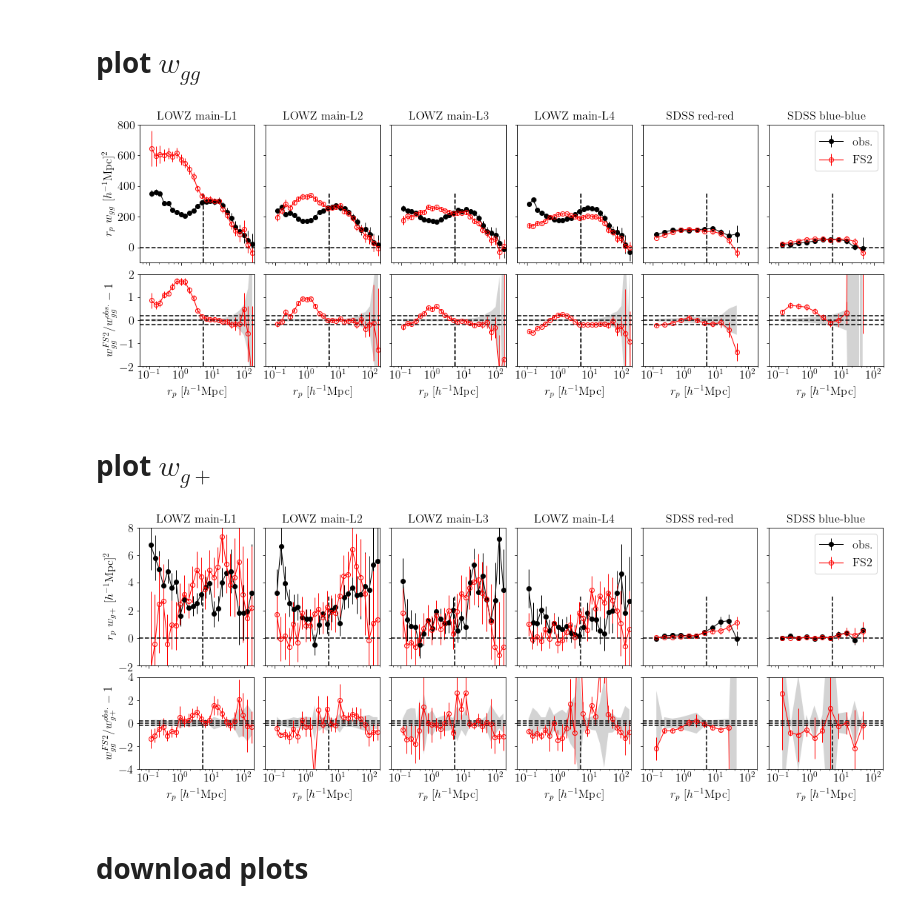
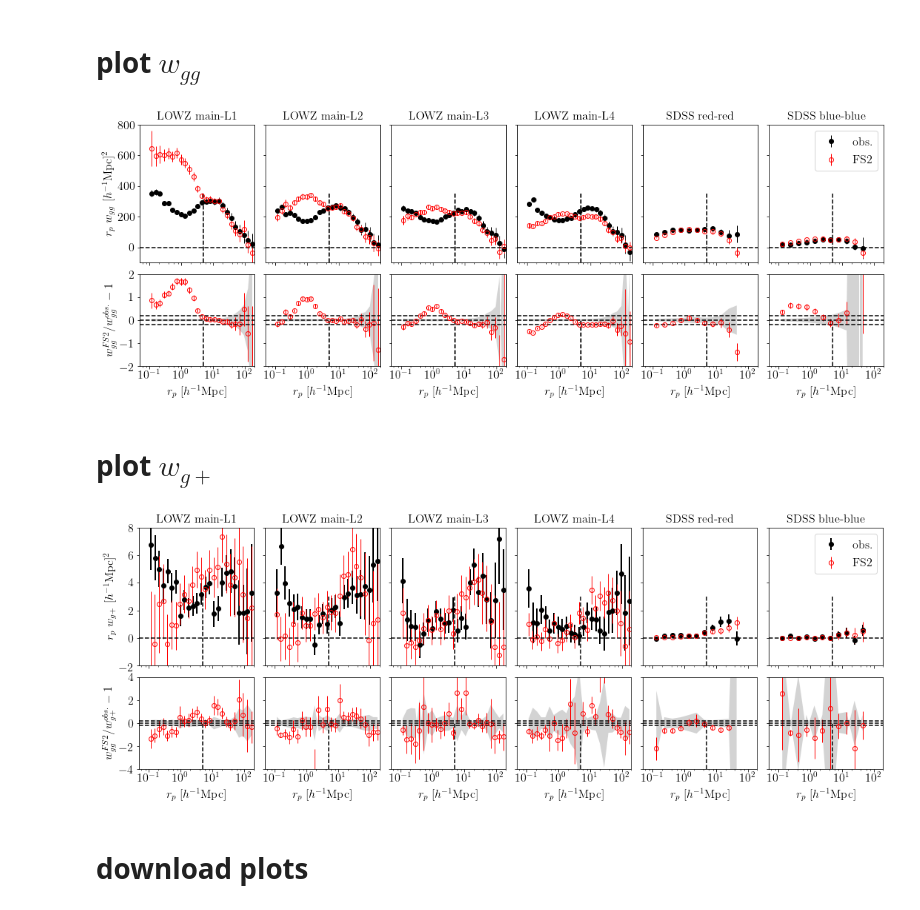
Before and after one commit to flediak/Euclid_IA_KP_paper0, a Jupyter notebook: notebooks/plot_correlations.ipynb, the cells around one changed output. Cells and saved outputs as stored; diff of their text form; code cells hidden in the pictures.

Commit message:
added plot for FS2 vs HAGN IA comparison

```diff
--- a/notebooks/plot_correlations.ipynb
+++ b/notebooks/plot_correlations.ipynb
@@ -138,13 +147,13 @@ for i in range(Ncol):
   ax[row,i].errorbar(corr_ref[i].rp,
                      corr_ref[i].rp*corr_ref[i].wgg,
                      corr_ref[i].rp*corr_ref[i].wggerr,
-                     color='k',linestyle='-', lw=1, label='obs.', marker='o')
+                     color='k',linestyle='', lw=1, label='obs.', marker='o')
 
   #FS2
   ax[row,i].errorbar(corr[i].rp,
                      corr[i].rp*corr[i].wgg,
                      corr[i].rp*corr[i].wggerr,
-                     color='r',linestyle='-', lw=1, label='FS2', marker='o', fillstyle='none')
+                     color='r',linestyle='', lw=1, label='FS2', marker='o', fillstyle='none')
 
 
 
@@ -162,7 +171,7 @@ for i in range(Ncol):
   ax[row,i].errorbar(corr[i].rp,
                      corr[i].wgg / corr_ref[i].wgg-1,
                      corr[i].wggerr / corr_ref[i].wgg,
-                     color='r',linestyle='-', lw=1, label='FS2', marker='o', fillstyle='none')
+                     color='r',linestyle='', lw=1, label='FS2', marker='o', fillstyle='none')
 
 
 
@@ -210,7 +219,7 @@ for col in range(Ncol):
   ax[row,col].axhline(y=-0.2, c='k', ls='--')
   ax[row,col].axhline(y=0.2, c='k', ls='--')
   ax[row,col].axvline(x=x_vline, c='k', ymax=0.5, ls='--')
-  ax[row,col].set_xlabel(r'$r_p \ [h^{-1}\textrm{Mpc]}$',fontsize=fontsize)
+  ax[row,col].set_xlabel(r'$r_p \ [h^{-1}\textrm{Mpc}]$',fontsize=fontsize)
 
   for row in range(2):
 
@@ -222,10 +231,10 @@ for col in range(Ncol):
     ax[row, col].xaxis.get_minor_locator().set_params(numticks=10, subs=[.2, .4, .6, .8])
     ax[row,col].tick_params(axis='both',labelsize=fontsize)
 
-plt.savefig("wgg.pdf",bbox_inches='tight', pad_inches = 0.1)
+plt.savefig("wgg_fs2_vs_obs.pdf",bbox_inches='tight', pad_inches = 0.1)
 plt.show()
 # %% [output]
-[figure, old version]
+[figure, new version]
 # %% [markdown]
 # plot $w_{g+}$
 # %%
@@ -255,13 +264,13 @@ for i in range(Ncol):
   ax[row,i].errorbar(corr_ref[i].rp,
                      corr_ref[i].rp*corr_ref[i].wgp,
                      corr_ref[i].rp*corr_ref[i].wgperr,
-                     color='k',linestyle='-', lw=1, label='obs.', marker='o')
+                     color='k',linestyle='', lw=2, label='obs.', marker='o')
 
   #FS2
   ax[row,i].errorbar(corr[i].rp,
                      corr[i].rp*corr[i].wgp,
                      corr[i].rp*corr[i].wgperr,
-                     color='r',linestyle='-', lw=1, label='FS2', marker='o', fillstyle='none')
+                     color='r',linestyle='', lw=1, label='FS2', marker='o', fillstyle='none')
 
 
 
@@ -279,7 +288,7 @@ for i in range(Ncol):
   ax[row,i].errorbar(corr[i].rp,
                      corr[i].wgp / corr_ref[i].wgp-1,
                      corr[i].wgperr / corr_ref[i].wgp,
-                     color='r',linestyle='-', lw=1, label='FS2', marker='o', fillstyle='none')
+                     color='r',linestyle='', lw=1, label='FS2', marker='o', fillstyle='none')
 
 
 
@@ -313,36 +322,36 @@ ax[1,0].set_yticks(np.arange(-20, 100, step=20))#top row
 ax[1,0].set_yticks(np.arange(-10, 10, step=2))#bottom row
 
 
 #settings for all columns
 for col in range(Ncol):
 
   x_vline = 5
 
   row=0
   ax[row,col].set_ylim(-2,8)
   ax[row,col].axvline(x=x_vline, c='k', ymax=0.5, ls='--')
 
   row=1
   ax[row,col].set_ylim(-4,4)
   ax[row,col].axhline(y=-0.2, c='k', ls='--')
   ax[row,col].axhline(y=0.2, c='k', ls='--')
   ax[row,col].axvline(x=x_vline, c='k', ymax=0.5, ls='--')
-  ax[row,col].set_xlabel(r'$r_p \ [h^{-1}\textrm{Mpc]}$',fontsize=fontsize)
+  ax[row,col].set_xlabel(r'$r_p \ [h^{-1}\textrm{Mpc}]$',fontsize=fontsize)
 
   for row in range(2):
 
     ax[row,col].set_xlim(0.05,200)
     ax[row,col].set_xscale('log')
     ax[row,col].axhline(y=0, c='k', ls='--')
     #see https://matplotlib.org/stable/gallery/ticks/tick-locators.html
     ax[row, col].xaxis.get_major_locator().set_params(base=10,numticks=10)
     ax[row, col].xaxis.get_minor_locator().set_params(numticks=10, subs=[.2, .4, .6, .8])
     ax[row,col].tick_params(axis='both',labelsize=fontsize)
 
-plt.savefig("wgp.pdf",bbox_inches='tight', pad_inches = 0.1)
+plt.savefig("wgp_fs2_vs_obs.pdf",bbox_inches='tight', pad_inches = 0.1)
 plt.show()
 # %% [output]
-[figure, old version]
+[figure, new version]
 # %% [markdown]
 # download plots
 # %%
```
Also changed, not shown: parts of 9 cells of this notebook.
